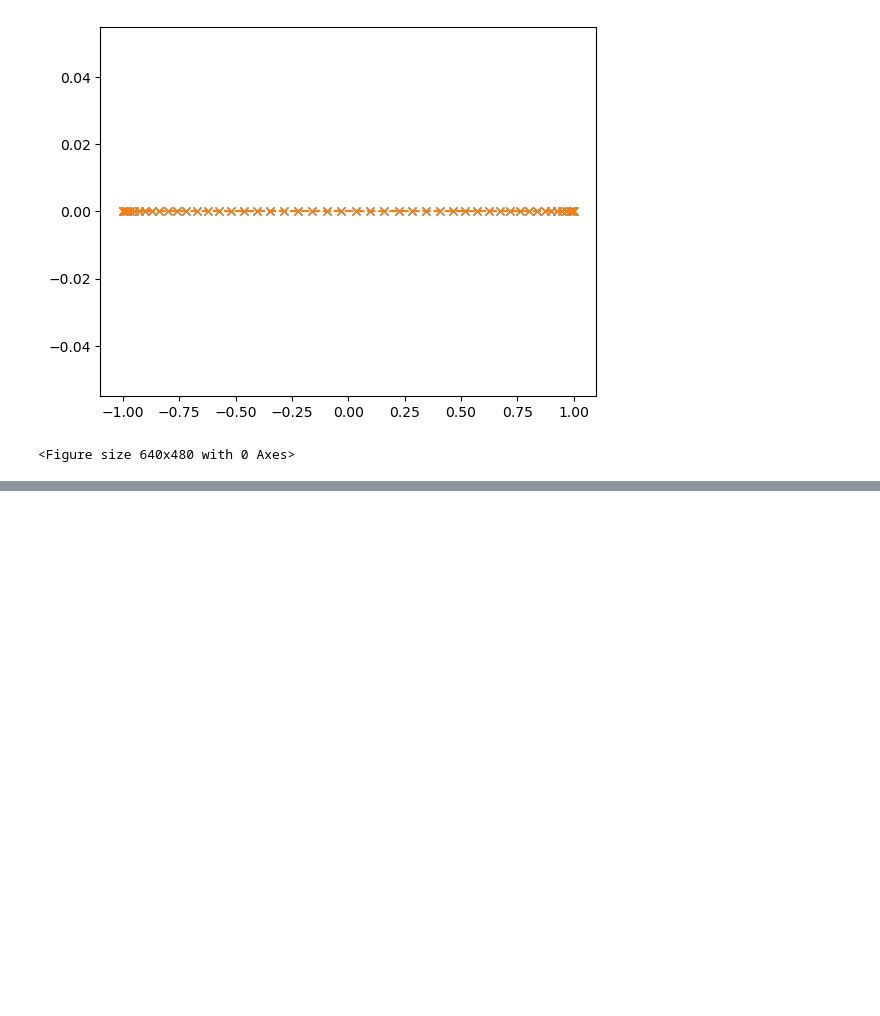
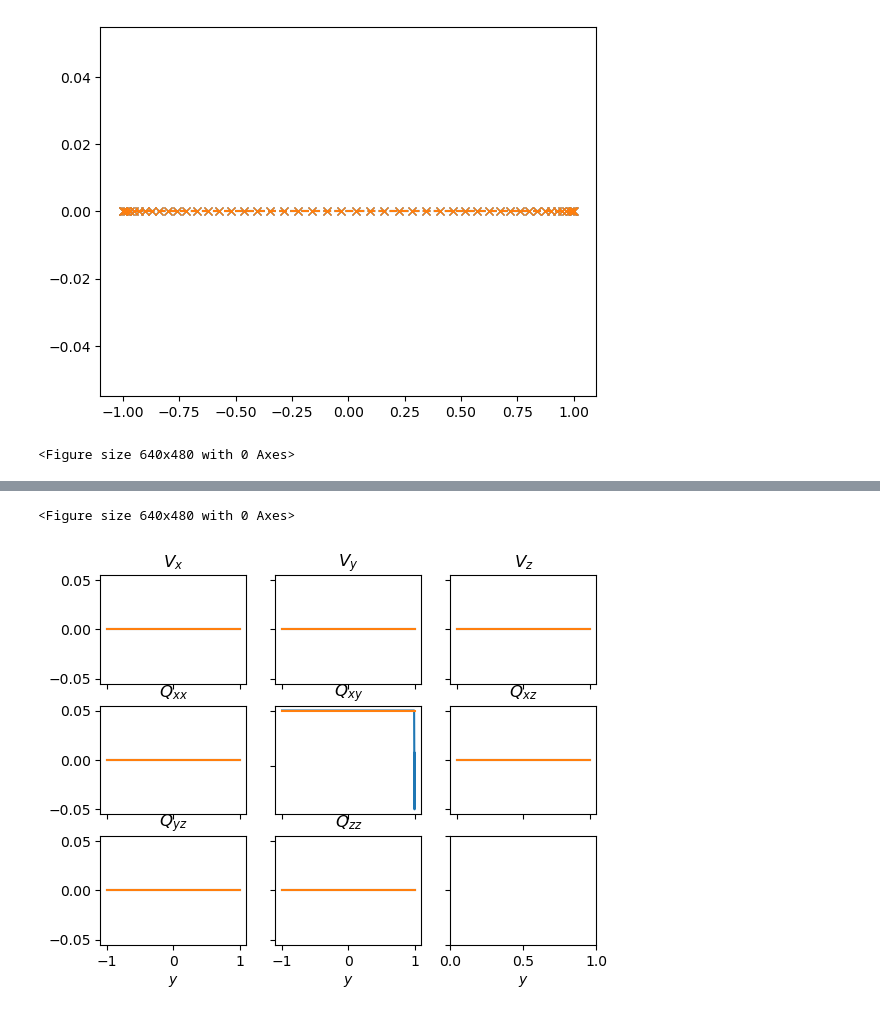
Before and after one commit to jaspercjp/Chebyshev-Pseudospectral-Active-Shear, a Jupyter notebook: three-dimensions/manual-implementation.ipynb, the cells around one changed output, grey strips where cells are left out. Drawn from its saved outputs; the diff is of its cells as text; code cells hidden in the pictures; blank space fills up the shorter version.

```diff
--- a/three-dimensions/manual-implementation.ipynb
+++ b/three-dimensions/manual-implementation.ipynb
@@ -100,0 +140,5 @@ array([ 8.41995415e+03-4.06995780e+02j, -1.30921317e+03-2.02877671e+01j,
+# %%
+plot_modes(143,ygl_low,evecs_low)
+# %% [output]
+<Figure size 640x480 with 0 Axes>
+[figure, added]
```
Also changed, not shown: parts of 14 cells of this notebook, 11 other files.
